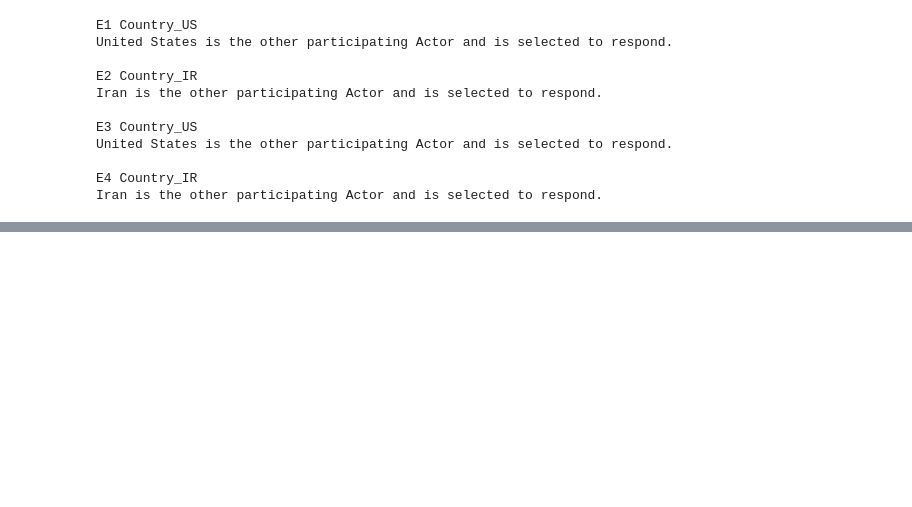
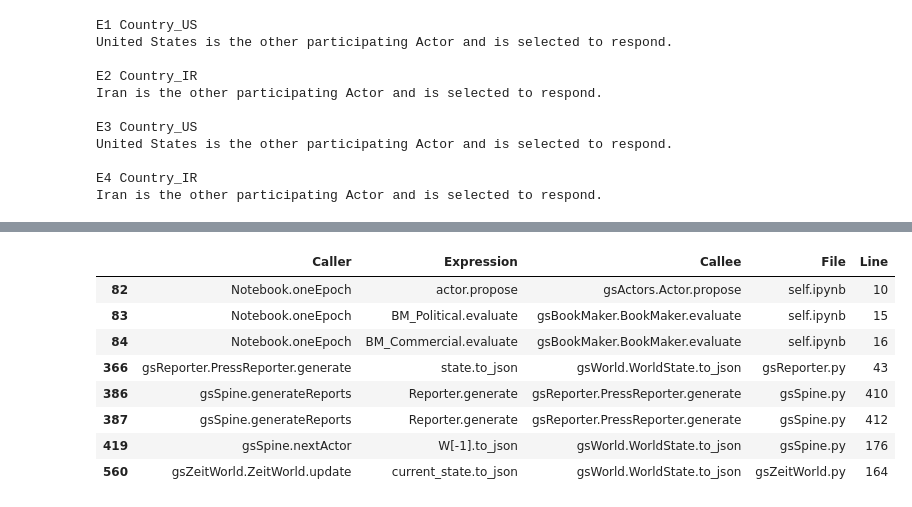
Before and after one commit to prithwis/GeoSim, a Jupyter notebook: GeoSim.ipynb, the cells around one changed output, grey strips where cells are left out. Cells and saved outputs as stored; diff of their text form; code cells hidden in the pictures; blank space fills up the shorter version.

```diff
--- a/GeoSim.ipynb
+++ b/GeoSim.ipynb
@@ -461,0 +1446,17 @@ Iran is the other participating Actor and is selected to respond.
+# %%
+display(
+    dfDependencies.loc[
+        dfDependencies["Confidence"] == "Heuristic",
+        ["Caller", "Expression", "Callee", "File", "Line"]
+    ]
+)
+# %% [output]
+|  | Caller | Expression | Callee | File | Line |
+| 82 | Notebook.oneEpoch | actor.propose | gsActors.Actor.propose | self.ipynb | 10 |
+| 83 | Notebook.oneEpoch | BM_Political.evaluate | gsBookMaker.BookMaker.evaluate | self.ipynb | 15 |
+| 84 | Notebook.oneEpoch | BM_Commercial.evaluate | gsBookMaker.BookMaker.evaluate | self.ipynb | 16 |
+| 366 | gsReporter.PressReporter.generate | state.to_json | gsWorld.WorldState.to_json | gsReporter.py | 43 |
+| 386 | gsSpine.generateReports | Reporter.generate | gsReporter.PressReporter.generate | gsSpine.py | 410 |
+| 387 | gsSpine.generateReports | Reporter.generate | gsReporter.PressReporter.generate | gsSpine.py | 412 |
+| 419 | gsSpine.nextActor | W[-1].to_json | gsWorld.WorldState.to_json | gsSpine.py | 176 |
+| 560 | gsZeitWorld.ZeitWorld.update | current_state.to_json | gsWorld.WorldState.to_json | gsZeitWorld.py | 164 |
```
Also changed, not shown: parts of 9 cells of this notebook.
